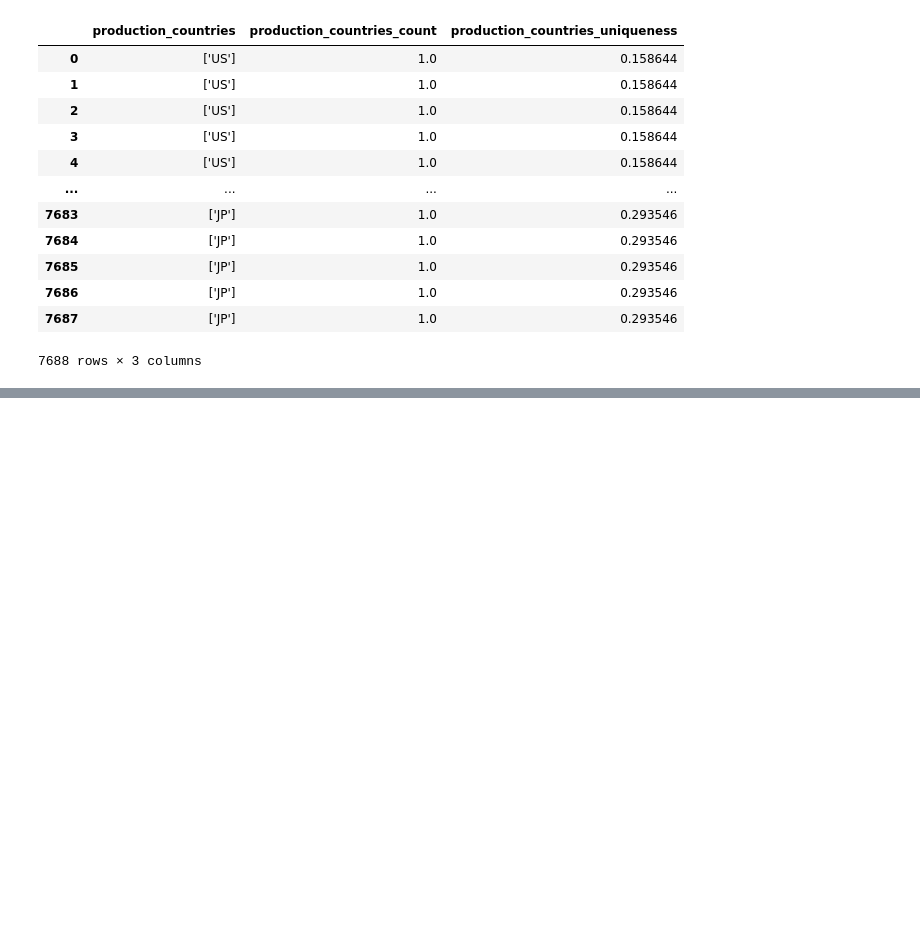
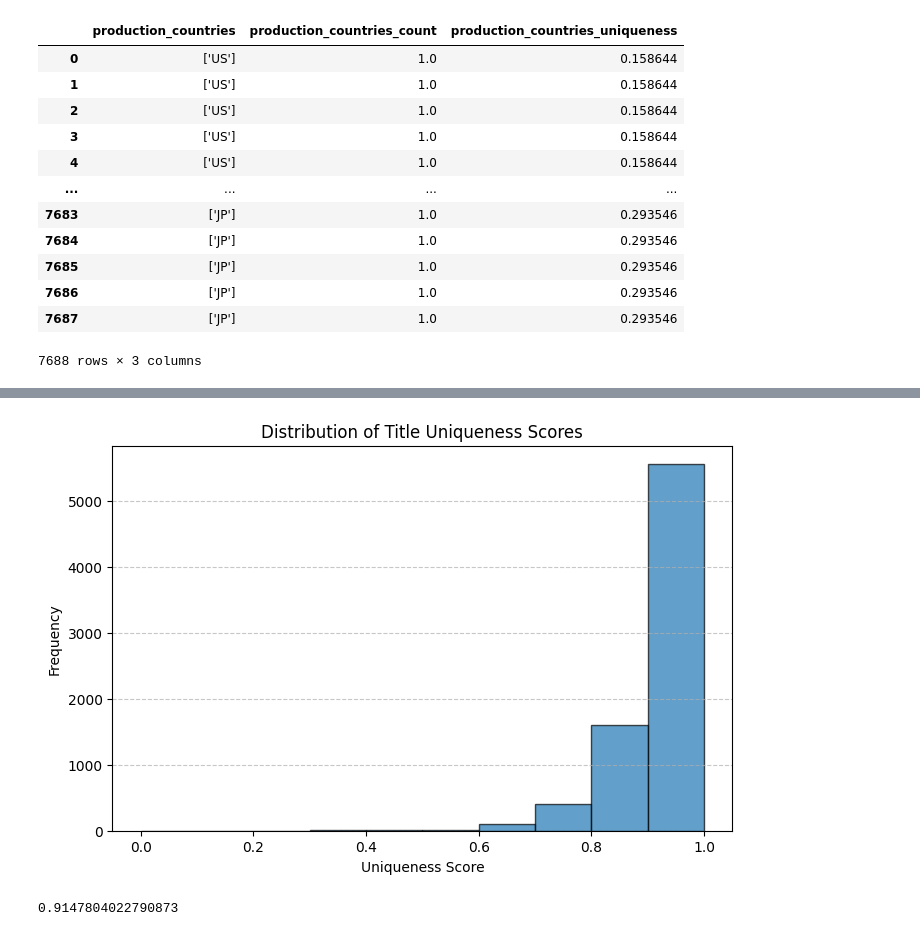
Before and after one commit to cacress/CSC442, a Jupyter notebook: (Version_2)_Data_Cleaning.ipynb, the cells around one changed output, grey strips where cells are left out. Cells and saved outputs as stored; diff of their text form; code cells hidden in the pictures; blank space fills up the shorter version.

```diff
--- a/(Version_2)_Data_Cleaning.ipynb
+++ b/(Version_2)_Data_Cleaning.ipynb
@@ -666,0 +736,35 @@ combined_df[['production_countries', 'production_countries_count', 'production_c
+# %%
+### Attempting to get a better distribution of uniqueness score values (so that they are more interpretable) by performing a log normalization on the 'title_uniqueness' column.
+
+import numpy as np
+
+# Start with a log transformation and min-max scaling
+combined_df['temp_transformed_title_uniqueness'] = np.log(combined_df['title_uniqueness'] - combined_df['title_uniqueness'].min() + 1)
+# Normalize back to [0,1] scale
+combined_df['normalized_title_uniqueness'] = (combined_df['temp_transformed_title_uniqueness'] - combined_df['temp_transformed_title_uniqueness'].min()) / (
+    combined_df['temp_transformed_title_uniqueness'].max() - combined_df['temp_transformed_title_uniqueness'].min()
+)
+# %%
+### DROPPING UNWANTED COLUMN (ONLY RUN ONCE)
+combined_df = combined_df.drop(columns=['temp_transformed_title_uniqueness'])
+# %%
+### Going back to EDA to check the interpretability of the new, normalized title uniqueness scores
+
+import matplotlib.pyplot as plt
+
+# Plot histogram
+plt.figure(figsize=(8, 5))
+plt.hist(combined_df['normalized_title_uniqueness'], bins=10, edgecolor='black', alpha=0.7)
+
+# Labels and title
+plt.xlabel("Uniqueness Score")
+plt.ylabel("Frequency")
+plt.title("Distribution of Title Uniqueness Scores")
+plt.grid(axis='y', linestyle='--', alpha=0.7)
+plt.show()
+
+import statistics
+statistics.mean(combined_df['normalized_title_uniqueness'])
+# %% [output]
+[figure, added]
+0.9147804022790873
```
Also changed, not shown: parts of 9 cells of this notebook.
